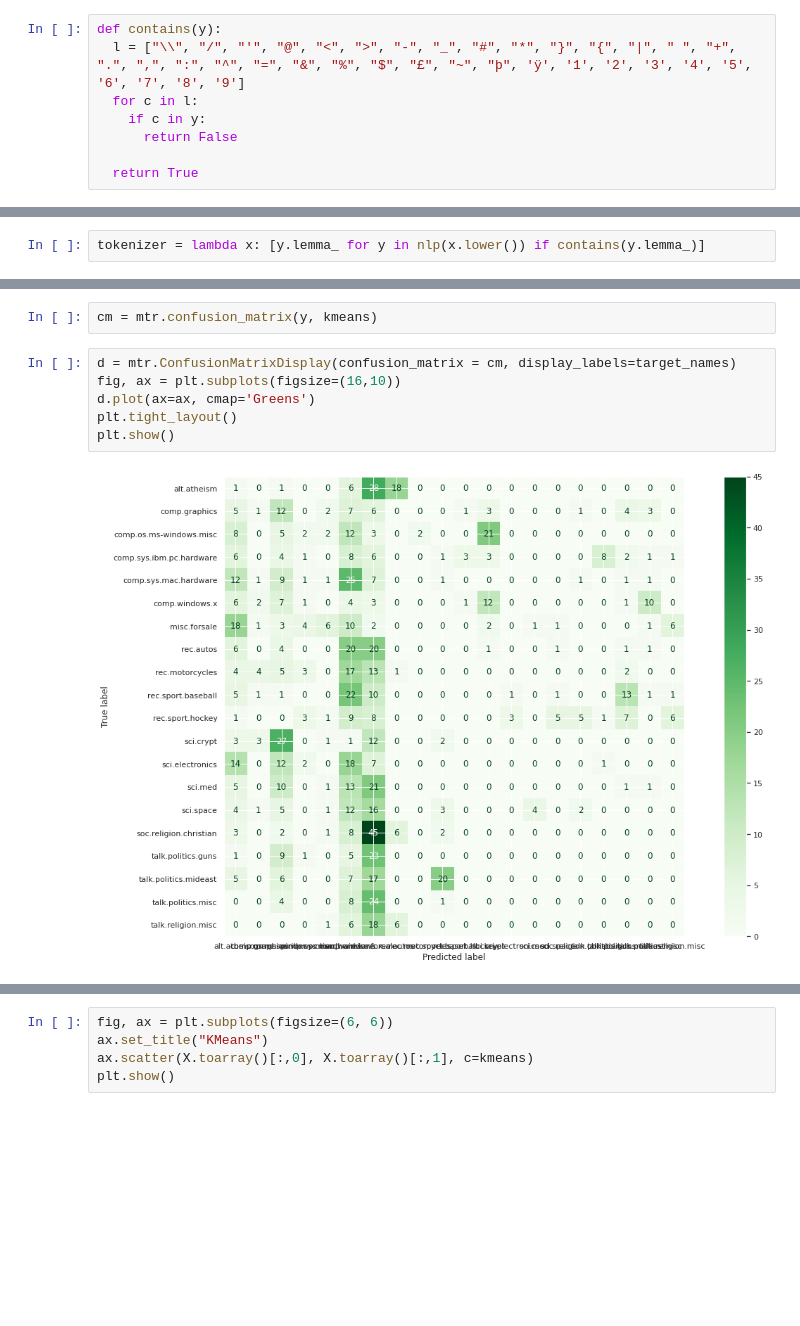
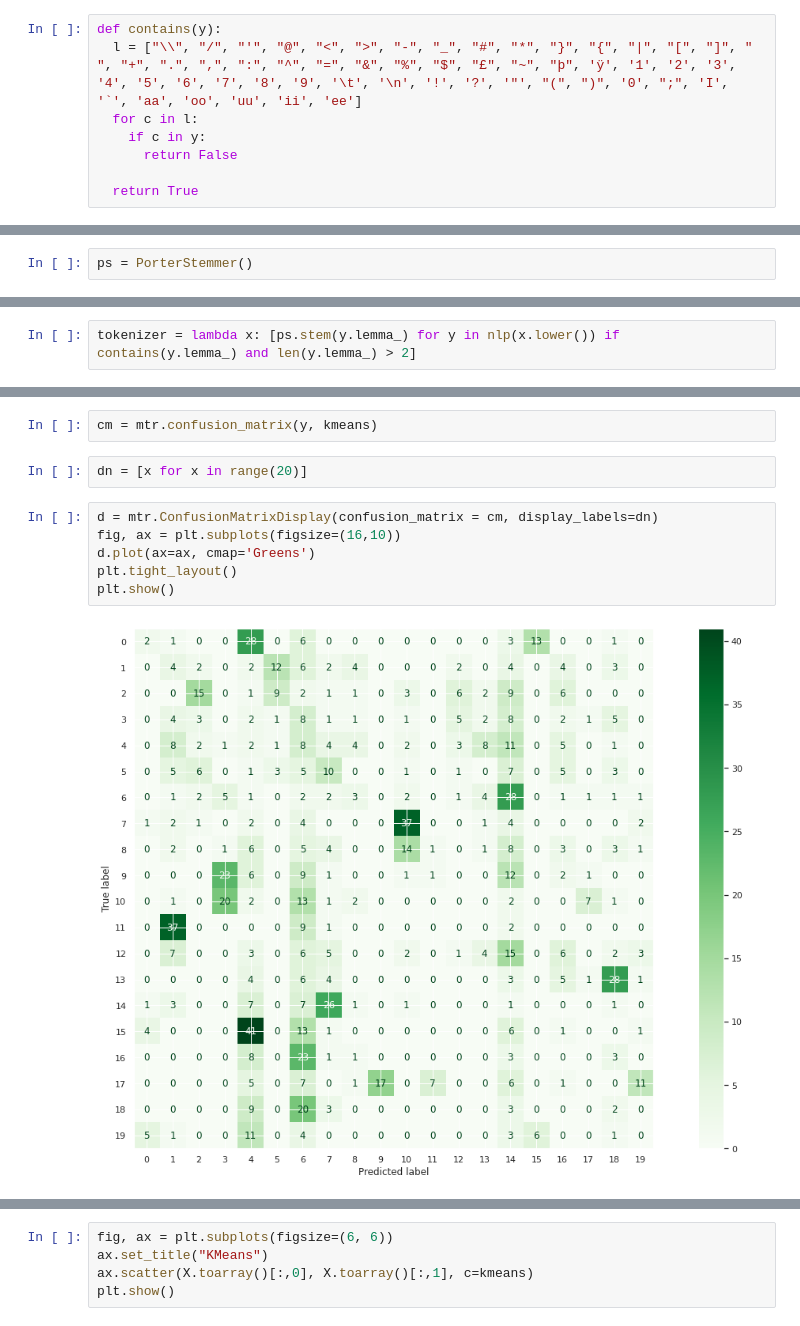
Before and after one commit to fabiobrambilla98/InfoRetrival, a Jupyter notebook: clustering_cm.ipynb, the cells around one changed output, grey strips where cells are left out. Saved outputs shown, nothing was run; the diff lists cells and outputs as text; blank space fills up the shorter version.

```diff
--- a/clustering_cm.ipynb
+++ b/clustering_cm.ipynb
@@ -51,7 +51,7 @@ import spacy
 nlp = spacy.load("en_core_web_sm")
 # %%
 def contains(y):
-  l = ["\\", "/", "'", "@", "<", ">", "-", "_", "#", "*", "}", "{", "|", " ", "+", ".", ",", ":", "^", "=", "&", "%", "$", "£", "~", "þ", 'ÿ', '1', '2', '3', '4', '5', '6', '7', '8', '9']
+  l = ["\\", "/", "'", "@", "<", ">", "-", "_", "#", "*", "}", "{", "|", "[", "]", " ", "+", ".", ",", ":", "^", "=", "&", "%", "$", "£", "~", "þ", 'ÿ', '1', '2', '3', '4', '5', '6', '7', '8', '9', '\t', '\n', '!', '?', '"', "(", ")", '0', ";", 'I', '`', 'aa', 'oo', 'uu', 'ii', 'ee']
   for c in l:
     if c in y:
       return False
@@ -59,0 +62,2 @@ def contains(y):
+# %%
+ps = PorterStemmer()
@@ -60,5 +68,5 @@ def contains(y):
 # %%
-tokenizer = lambda x: [y.lemma_ for y in nlp(x.lower()) if contains(y.lemma_)]
+tokenizer = lambda x: [ps.stem(y.lemma_) for y in nlp(x.lower()) if contains(y.lemma_) and len(y.lemma_) > 2]
 # %%
 vectorizer = TfidfVectorizer(tokenizer = tokenizer)
 # %%
@@ -106,11 +118,13 @@ X.toarray()[: ,1]
 import sklearn.metrics as mtr
 # %%
 cm = mtr.confusion_matrix(y, kmeans)
+# %%
+dn = [x for x in range(20)]
 # %%
-d = mtr.ConfusionMatrixDisplay(confusion_matrix = cm, display_labels=target_names)
+d = mtr.ConfusionMatrixDisplay(confusion_matrix = cm, display_labels=dn)
 fig, ax = plt.subplots(figsize=(16,10))
 d.plot(ax=ax, cmap='Greens')
 plt.tight_layout()
 plt.show()
 # %% [output]
-[figure, old version]
+[figure, new version]
```
Also changed, not shown: parts of 12 cells of this notebook.
